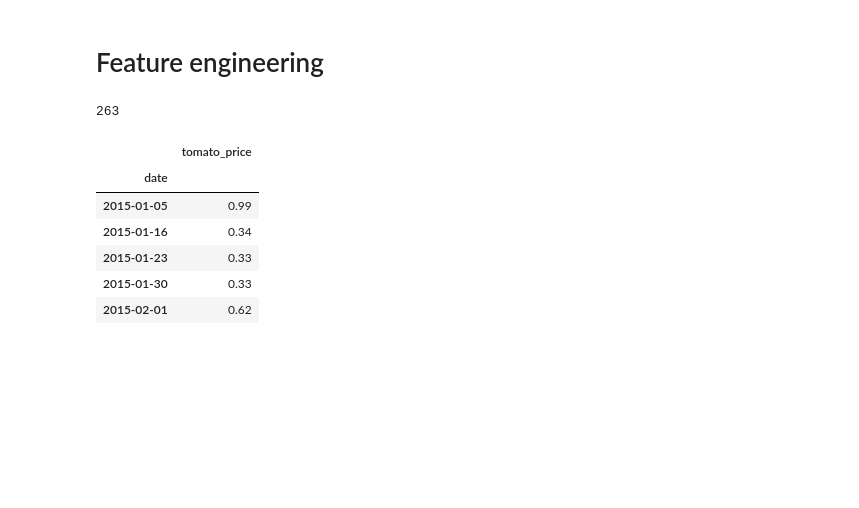
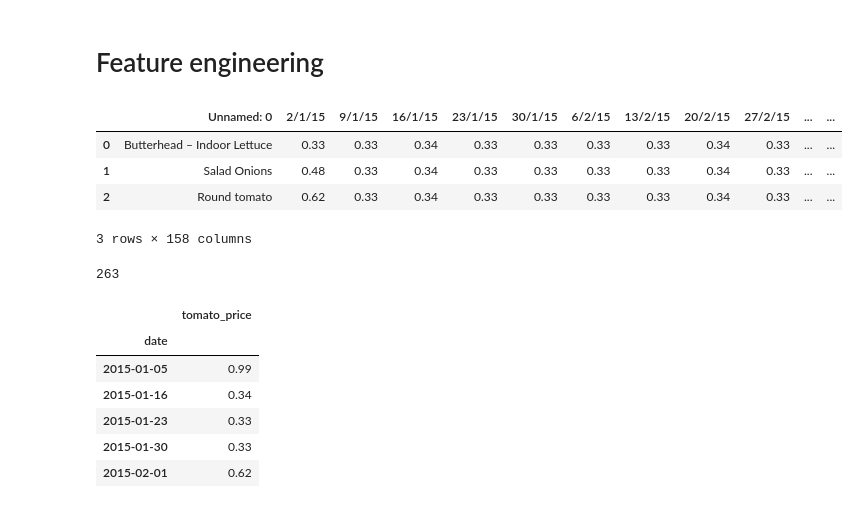
Before and after one commit to pola255/tomato-price, a Jupyter notebook: Exploratory data/Price tomato feature engineering and exploratory data.ipynb, the cells around one changed output. Drawn from its saved outputs; the diff is of its cells as text; code cells hidden in the pictures; blank space fills up the shorter version.

```diff
--- a/Exploratory data/Price tomato feature engineering and exploratory data.ipynb
+++ b/Exploratory data/Price tomato feature engineering and exploratory data.ipynb
@@ -22,17 +22,27 @@ import numpy as np
 import matplotlib.pyplot as plt
 from pandas.plotting import register_matplotlib_converters
 # %%
+# I load data: the data is a sample of weekly vegetables price
 data_2017_2015 = pd.read_excel("data/tomato_price_2017_2015.xls")
 data_2019_2018 = pd.read_excel("data/tomato_price_2019_2018.xls")
 del data_2017_2015['Week ending']
 del data_2019_2018['Week ending']
 
 # I reemplace missing values with the column mean
 data_2017_2015 = data_2017_2015.fillna(value=round(data_2017_2015.mean(), 2))
 data_2019_2018 = data_2019_2018.fillna(value=round(data_2019_2018.mean(),2))
 
-data_2017_2015.shape[1] + data_2019_2018.shape[1]
+data_2017_2015.head(3)
 # %% [output]
+|  | Unnamed: 0 | 2/1/15 | 9/1/15 | 16/1/15 | 23/1/15 | 30/1/15 | 6/2/15 | 13/2/15 | 20/2/15 | 27/2/15 | ... | ... |
+| 0 | Butterhead – Indoor Lettuce | 0.33 | 0.33 | 0.34 | 0.33 | 0.33 | 0.33 | 0.33 | 0.34 | 0.33 | ... | ... |
+| 1 | Salad Onions | 0.48 | 0.33 | 0.34 | 0.33 | 0.33 | 0.33 | 0.33 | 0.34 | 0.33 | ... | ... |
+| 2 | Round tomato | 0.62 | 0.33 | 0.34 | 0.33 | 0.33 | 0.33 | 0.33 | 0.34 | 0.33 | ... | ... |
-263
+3 rows × 158 columns
+# %%
+# I check dataframes size
+data_2017_2015.shape[1] + data_2019_2018.shape[1]
+# %% [output]
+263
 # %%
 # Like date are the columns names, and I need do date like index of dataframe,
```
Also changed, not shown: parts of 8 cells of this notebook.
